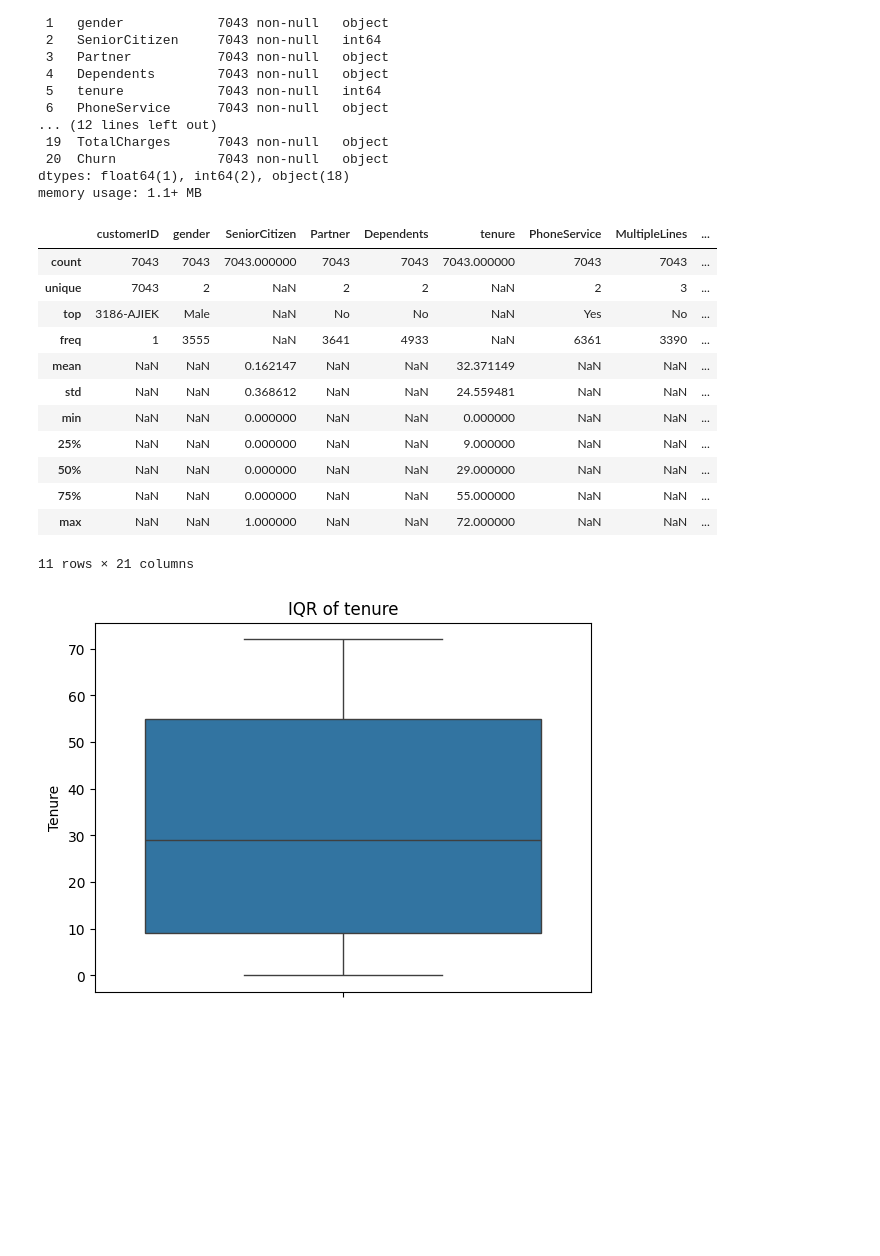
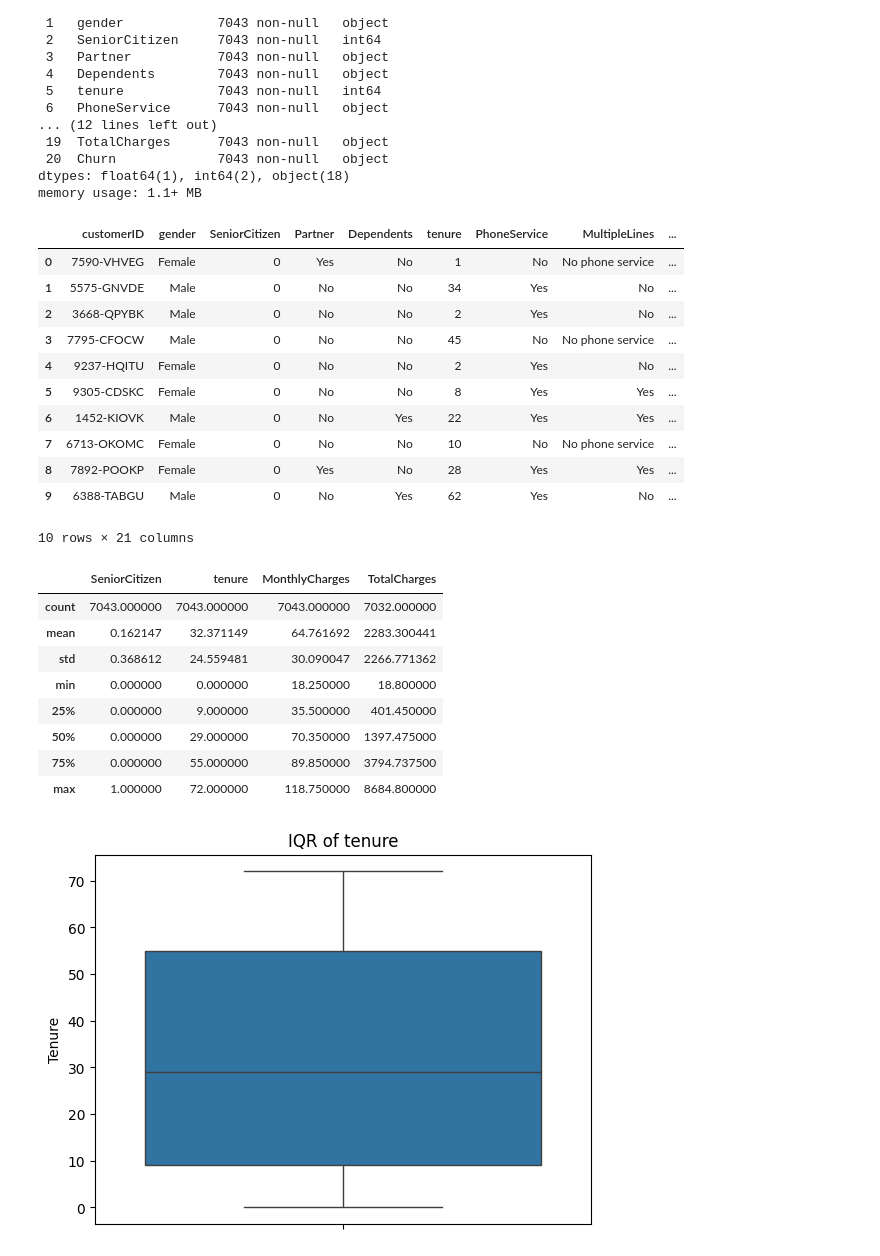
Before and after one commit to yushi2006/Telco-Churn-Broadcasting, a Jupyter notebook: notebooks/EDA.ipynb, the cells around one changed output. Saved outputs shown, nothing was run; the diff lists cells and outputs as text; code cells hidden in the pictures; blank space fills up the shorter version.

```diff
--- a/notebooks/EDA.ipynb
+++ b/notebooks/EDA.ipynb
@@ -41,23 +41,34 @@ memory usage: 1.1+ MB
 # %%
 # We need to change the TotalCharges to float64
 df['TotalCharges'] = pd.to_numeric(df['TotalCharges'], errors="coerce")
+# %%
+df.head(10)
+# %% [output]
+|  | customerID | gender | SeniorCitizen | Partner | Dependents | tenure | PhoneService | MultipleLines | ... |
+| 0 | 7590-VHVEG | Female | 0 | Yes | No | 1 | No | No phone service | ... |
+| 1 | 5575-GNVDE | Male | 0 | No | No | 34 | Yes | No | ... |
+| 2 | 3668-QPYBK | Male | 0 | No | No | 2 | Yes | No | ... |
+| 3 | 7795-CFOCW | Male | 0 | No | No | 45 | No | No phone service | ... |
+| 4 | 9237-HQITU | Female | 0 | No | No | 2 | Yes | No | ... |
+| 5 | 9305-CDSKC | Female | 0 | No | No | 8 | Yes | Yes | ... |
+| 6 | 1452-KIOVK | Male | 0 | No | Yes | 22 | Yes | Yes | ... |
+| 7 | 6713-OKOMC | Female | 0 | No | No | 10 | No | No phone service | ... |
+| 8 | 7892-POOKP | Female | 0 | Yes | No | 28 | Yes | Yes | ... |
+| 9 | 6388-TABGU | Male | 0 | No | Yes | 62 | Yes | No | ... |
+10 rows × 21 columns
 # %%
 # Gather summary statistics about the data
-df.describe(include="all")
+df.describe()
 # %% [output]
-|  | customerID | gender | SeniorCitizen | Partner | Dependents | tenure | PhoneService | MultipleLines | ... |
-| count | 7043 | 7043 | 7043.000000 | 7043 | 7043 | 7043.000000 | 7043 | 7043 | ... |
-| unique | 7043 | 2 | NaN | 2 | 2 | NaN | 2 | 3 | ... |
-| top | 3186-AJIEK | Male | NaN | No | No | NaN | Yes | No | ... |
-| freq | 1 | 3555 | NaN | 3641 | 4933 | NaN | 6361 | 3390 | ... |
-| mean | NaN | NaN | 0.162147 | NaN | NaN | 32.371149 | NaN | NaN | ... |
-| std | NaN | NaN | 0.368612 | NaN | NaN | 24.559481 | NaN | NaN | ... |
-| min | NaN | NaN | 0.000000 | NaN | NaN | 0.000000 | NaN | NaN | ... |
-| 25% | NaN | NaN | 0.000000 | NaN | NaN | 9.000000 | NaN | NaN | ... |
-| 50% | NaN | NaN | 0.000000 | NaN | NaN | 29.000000 | NaN | NaN | ... |
-| 75% | NaN | NaN | 0.000000 | NaN | NaN | 55.000000 | NaN | NaN | ... |
-| max | NaN | NaN | 1.000000 | NaN | NaN | 72.000000 | NaN | NaN | ... |
+|  | SeniorCitizen | tenure | MonthlyCharges | TotalCharges |
+| count | 7043.000000 | 7043.000000 | 7043.000000 | 7032.000000 |
+| mean | 0.162147 | 32.371149 | 64.761692 | 2283.300441 |
+| std | 0.368612 | 24.559481 | 30.090047 | 2266.771362 |
+| min | 0.000000 | 0.000000 | 18.250000 | 18.800000 |
+| 25% | 0.000000 | 9.000000 | 35.500000 | 401.450000 |
+| 50% | 0.000000 | 29.000000 | 70.350000 | 1397.475000 |
+| 75% | 0.000000 | 55.000000 | 89.850000 | 3794.737500 |
+| max | 1.000000 | 72.000000 | 118.750000 | 8684.800000 |
-11 rows × 21 columns
 # %%
 # We need to visualize the IQR of the MonthlyCharges, TotalCharges and tenure columns
 sns.boxplot(data=df, y="tenure")
```
Also changed, not shown: parts of 7 cells of this notebook, 1 other file.
